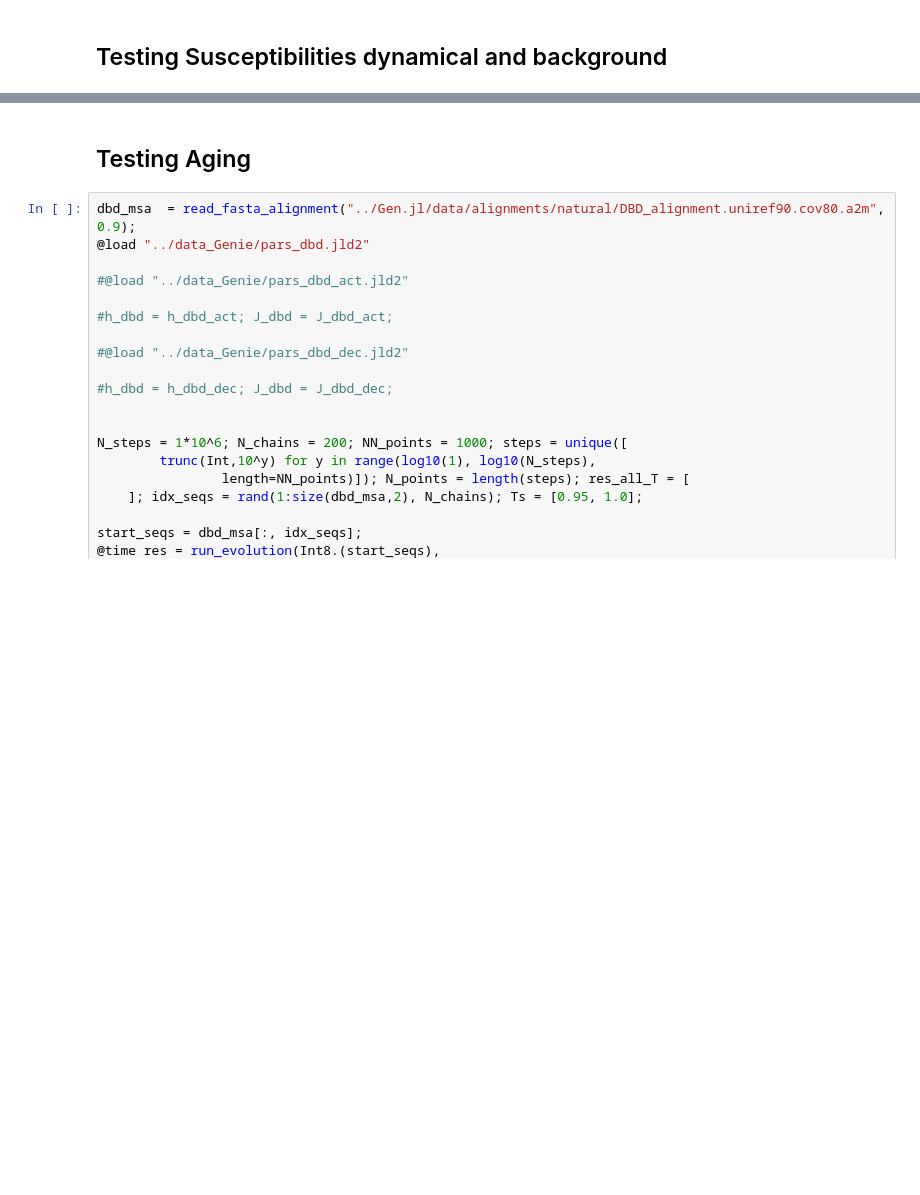
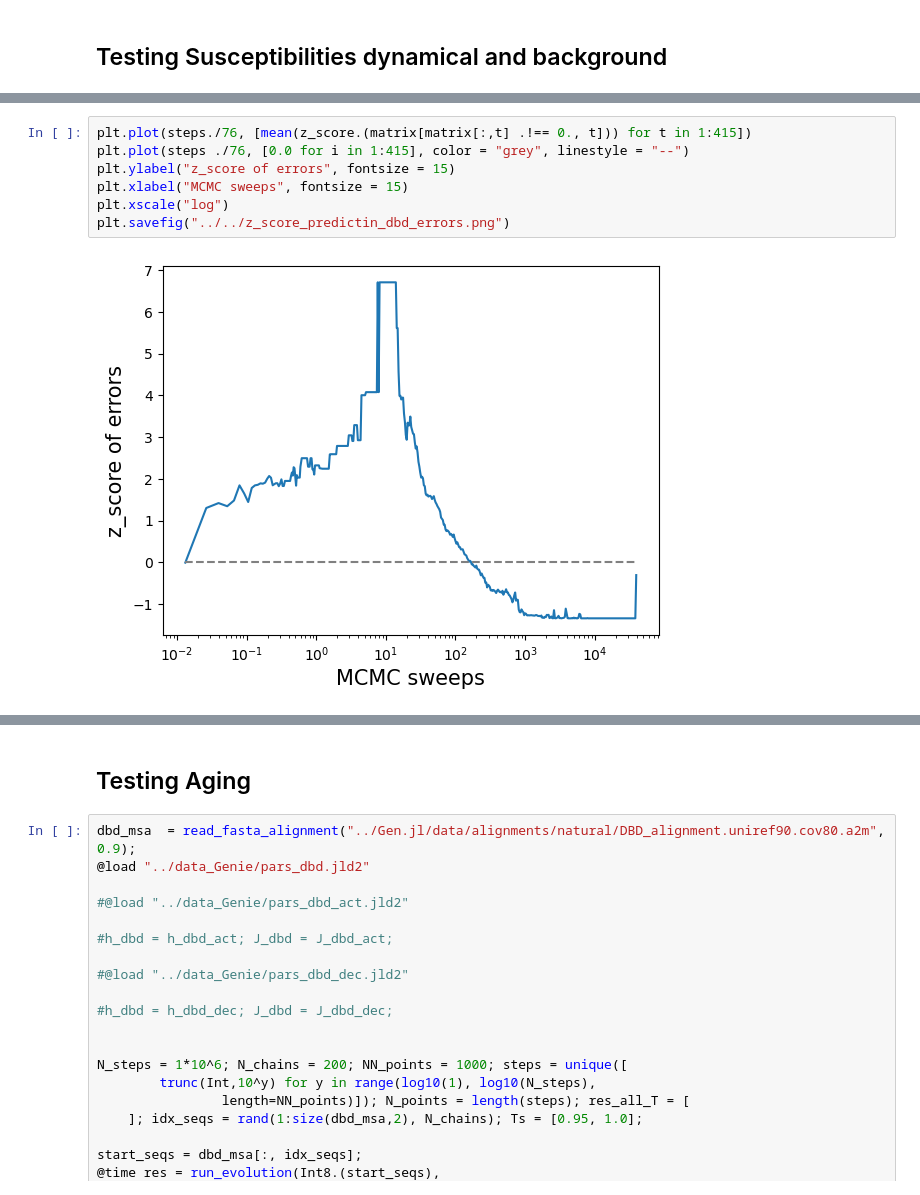
Before and after one commit to leonardodibari/Genie.jl, a Jupyter notebook: notebooks/suscept.ipynb, the cells around one changed output, grey strips where cells are left out. Saved outputs shown, nothing was run; the diff lists cells and outputs as text; blank space fills up the shorter version.

```diff
--- a/notebooks/suscept.ipynb
+++ b/notebooks/suscept.ipynb
@@ -111,0 +965,9 @@ sum(abs2, chi_tot - chi_dyn - chi_back)
+# %%
+plt.plot(steps./76, [mean(z_score.(matrix[matrix[:,t] .!== 0., t])) for t in 1:415])
+plt.plot(steps ./76, [0.0 for i in 1:415], color = "grey", linestyle = "--")
+plt.ylabel("z_score of errors", fontsize = 15)
+plt.xlabel("MCMC sweeps", fontsize = 15)
+plt.xscale("log")
+plt.savefig("../../z_score_predictin_dbd_errors.png")
+# %% [output]
+[figure, added]
```
Also changed, not shown: parts of 29 cells of this notebook, 26 other files.
